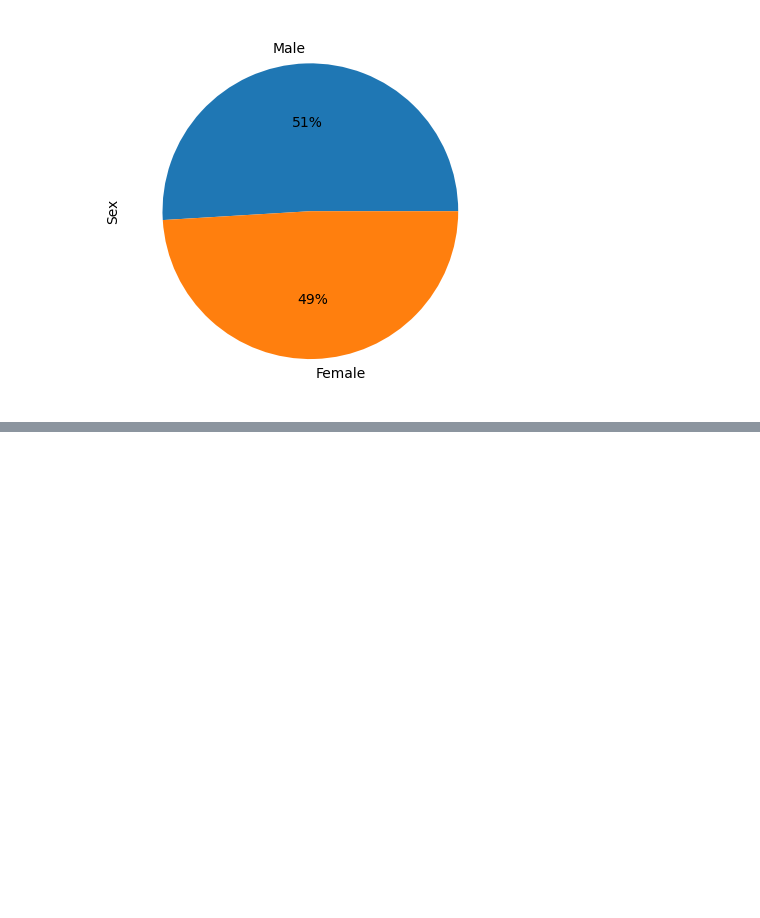
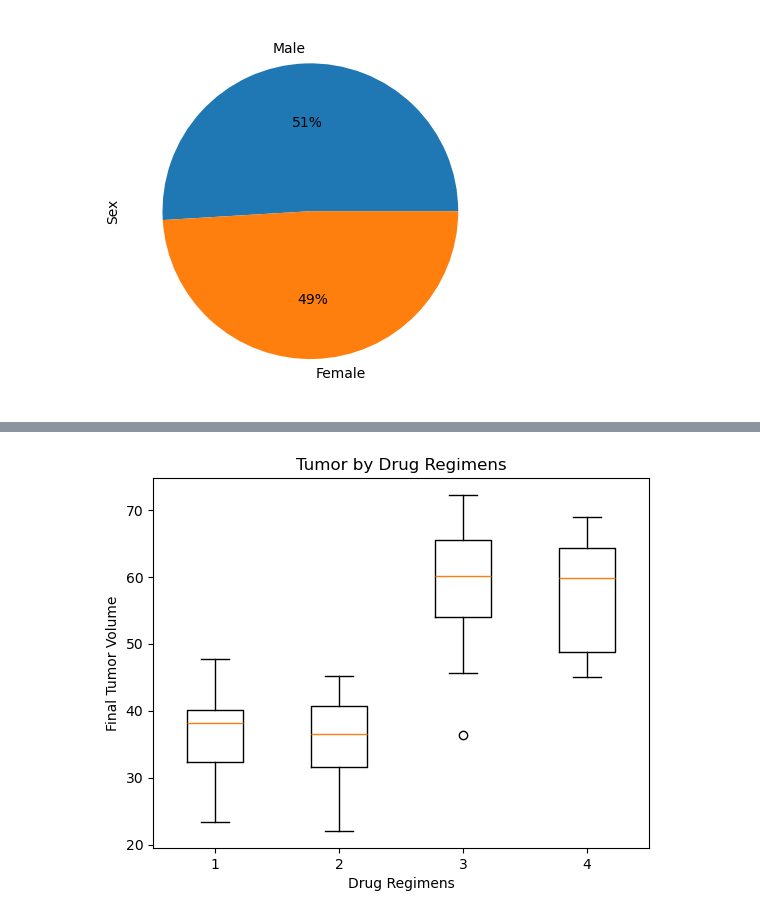
Before and after one commit to aparsley1/Matplotlib-challenge, a Jupyter notebook: Pymaceuticals Inc/Pymaceuticals.ipynb, the cells around one changed output, grey strips where cells are left out. Drawn from its saved outputs; the diff is of its cells as text; code cells hidden in the pictures; blank space fills up the shorter version.

Commit message:
complete IQR and box plot

```diff
--- a/Pymaceuticals Inc/Pymaceuticals.ipynb
+++ b/Pymaceuticals Inc/Pymaceuticals.ipynb
@@ -164,0 +196,35 @@ plt.show()
+# %%
+# quartiles and IQR
+# Put treatments into a list for for loop (and later for plot labels)
+treatments = ["Capomulin", "Ramicane", "Infubinol", "Ceftamin"]
+
+# Create empty list to fill with tumor vol data (for plotting)
+tumor_vol = []
+
+for drug in treatments:
+
+
+    # Locate the rows which contain mice on each drug and get the tumor volumes
+    final_tumor_vol = merged_df2.loc[merged_df2['Drug Regimen'] == drug, 'Tumor Volume (mm3)']
+
+    # add subset
+    tumor_vol.append(final_tumor_vol)
+
+    # set variables
+    quartiles = final_tumor_vol.quantile([.25,.5,.75])
+    lowerq = quartiles[.25]
+    upperq = quartiles[.75]
+    mean = final_tumor_vol.mean()
+    iqr = upperq-lowerq
+    lower_bound = lowerq - (1.5*iqr)
+    upper_bound = upperq + (1.5*iqr)
+
+    # Determine outliers using upper and lower bounds
+    outliers = final_tumor_vol.loc[(final_tumor_vol < lower_bound) | (final_tumor_vol > upper_bound)]
+
+    # print results
+    print(f"{drug} Regimen")
+    print(f"The lower quartile of {drug} tumors: {lowerq}")
+    print(f"The upper quartile of {drug} tumors: {upperq}")
+    print(f"The interquartile range of {drug} tumors: {iqr}")
+    print('--'*30)
@@ -164,0 +252,10 @@ plt.show()
+# %%
+# Generate a box plot that shows the distrubution of the tumor volume for each treatment group.
+fig, ax = plt.subplots()
+ax.set_title("Tumor by Drug Regimens")
+ax.set_ylabel("Final Tumor Volume")
+ax.set_xlabel("Drug Regimens")
+ax.boxplot(tumor_vol)
+plt.show()
+# %% [output]
+[figure, added]
```
Also changed, not shown: parts of 3 cells of this notebook.
